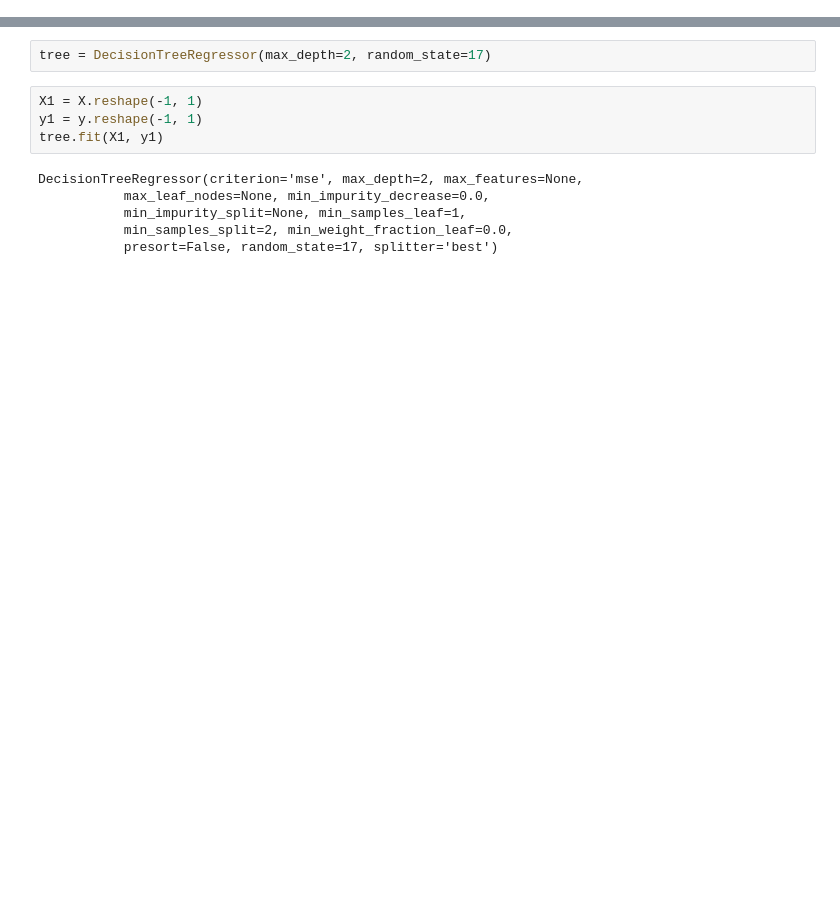
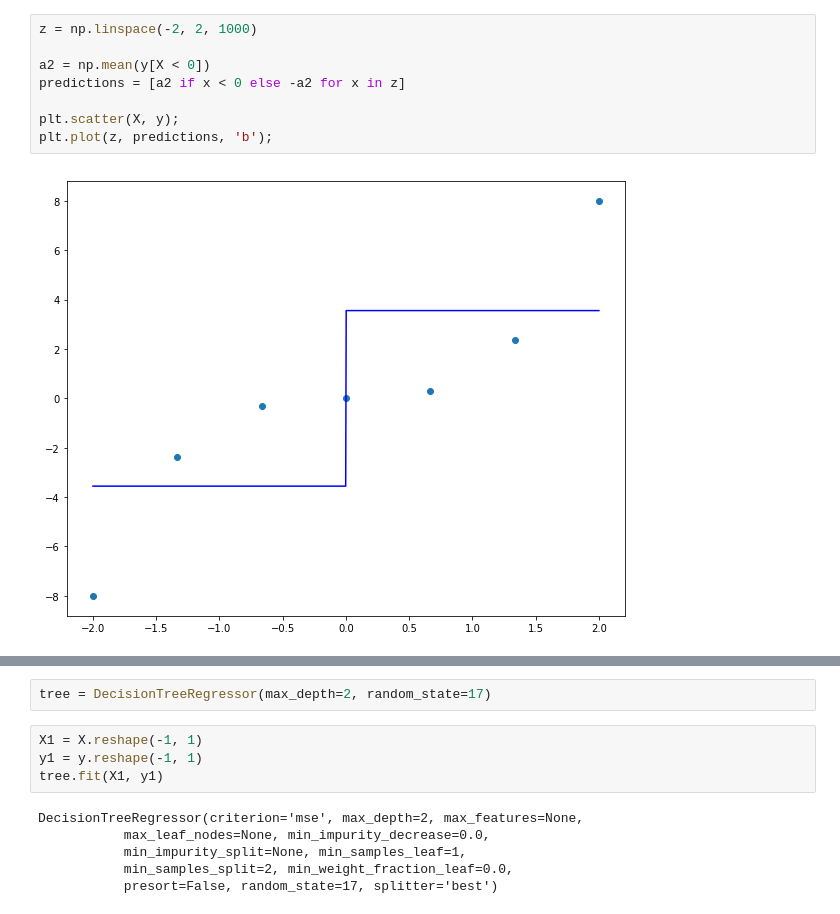
Before and after one commit to AndrewTrefilov/my-journey-to-ml-starts-here, a Jupyter notebook: Assignment#3.ipynb, the cells around one changed output, grey strips where cells are left out. Cells and saved outputs as stored; diff of their text form; blank space fills up the shorter version.

```diff
--- a/Assignment#3.ipynb
+++ b/Assignment#3.ipynb
@@ -26,2 +22,12 @@ y:  [-8.         -2.37037037 -0.2962963   0.          0.2962963   2.37037037
+# %%
+z = np.linspace(-2, 2, 1000)
+
+a2 = np.mean(y[X < 0])
+predictions = [a2 if x < 0 else -a2 for x in z]
+
+plt.scatter(X, y);
+plt.plot(z, predictions, 'b');
+# %% [output]
+[figure, added]
 # %%
 def regression_var_criterion(X, y, t):
```
Also changed, not shown: parts of 46 cells of this notebook, 1 other file.
